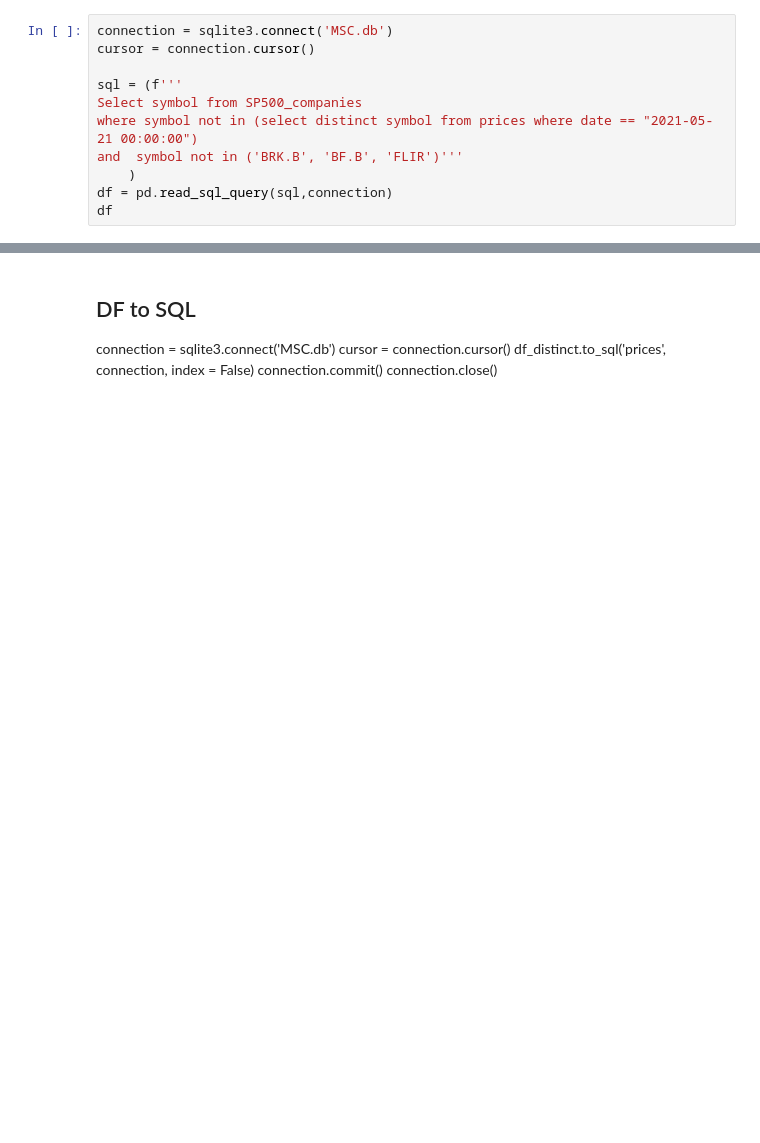
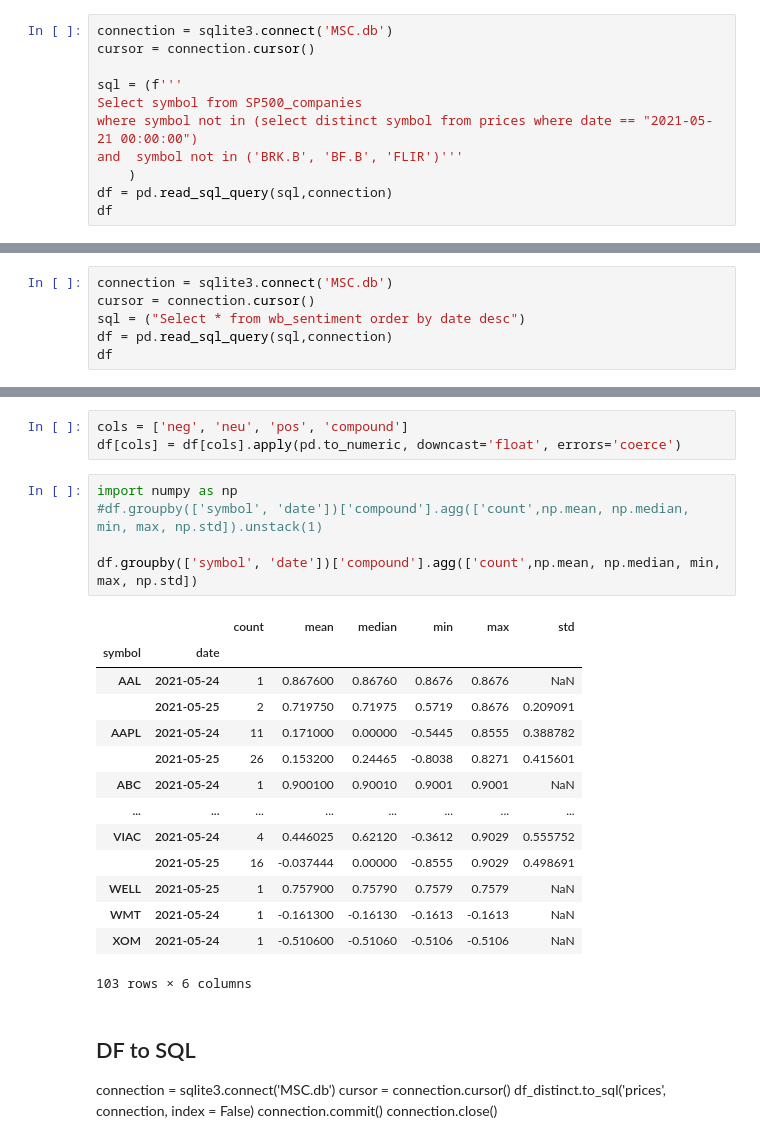
Before and after one commit to Amarilda/MscAston, a Jupyter notebook: MSC/MScDB.ipynb, the cells around one changed output, grey strips where cells are left out. Cells and saved outputs as stored; diff of their text form; blank space fills up the shorter version.

```diff
--- a/MSC/MScDB.ipynb
+++ b/MSC/MScDB.ipynb
@@ -144,0 +145,6 @@ connection.commit()
+# %%
+connection = sqlite3.connect('MSC.db')
+cursor = connection.cursor()
+sql = ("Select * from wb_sentiment order by date desc")
+df = pd.read_sql_query(sql,connection)
+df
@@ -145,3 +197,26 @@ connection.commit()
+# %%
+cols = ['neg', 'neu', 'pos', 'compound']
+df[cols] = df[cols].apply(pd.to_numeric, downcast='float', errors='coerce')
+# %%
+import numpy as np
+#df.groupby(['symbol', 'date'])['compound'].agg(['count',np.mean, np.median, min, max, np.std]).unstack(1)
+
+df.groupby(['symbol', 'date'])['compound'].agg(['count',np.mean, np.median, min, max, np.std])
+# %% [output]
+|  |  | count | mean | median | min | max | std |
+| symbol | date |  |  |  |  |  |  |
+| AAL | 2021-05-24 | 1 | 0.867600 | 0.86760 | 0.8676 | 0.8676 | NaN |
+|  | 2021-05-25 | 2 | 0.719750 | 0.71975 | 0.5719 | 0.8676 | 0.209091 |
+| AAPL | 2021-05-24 | 11 | 0.171000 | 0.00000 | -0.5445 | 0.8555 | 0.388782 |
+|  | 2021-05-25 | 26 | 0.153200 | 0.24465 | -0.8038 | 0.8271 | 0.415601 |
+| ABC | 2021-05-24 | 1 | 0.900100 | 0.90010 | 0.9001 | 0.9001 | NaN |
+| ... | ... | ... | ... | ... | ... | ... | ... |
+| VIAC | 2021-05-24 | 4 | 0.446025 | 0.62120 | -0.3612 | 0.9029 | 0.555752 |
+|  | 2021-05-25 | 16 | -0.037444 | 0.00000 | -0.8555 | 0.9029 | 0.498691 |
+| WELL | 2021-05-25 | 1 | 0.757900 | 0.75790 | 0.7579 | 0.7579 | NaN |
+| WMT | 2021-05-24 | 1 | -0.161300 | -0.16130 | -0.1613 | -0.1613 | NaN |
+| XOM | 2021-05-24 | 1 | -0.510600 | -0.51060 | -0.5106 | -0.5106 | NaN |
+103 rows × 6 columns
 # %% [markdown]
 ## DF to SQL
 
```
Also changed, not shown: parts of 5 cells of this notebook, 4 other files.
